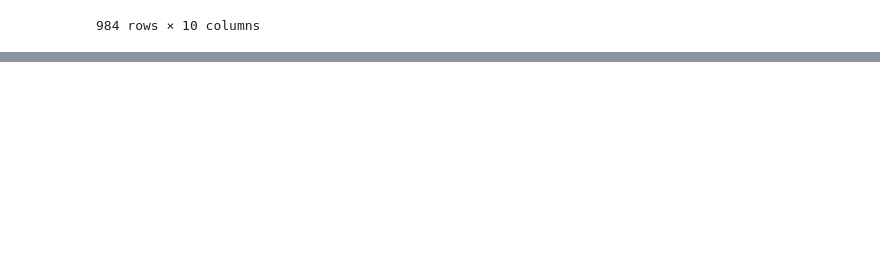
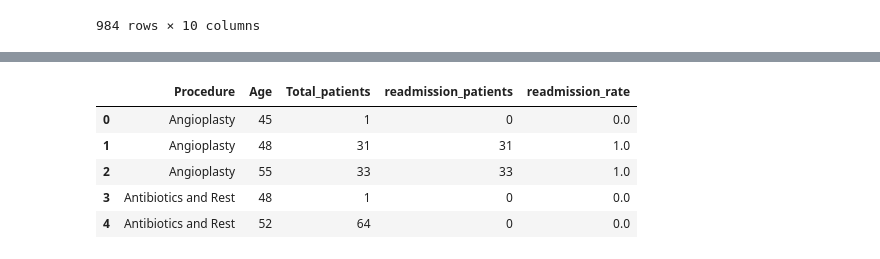
Before and after one commit to Madhu2s6361/Healthcare-Data-Analyst, a Jupyter notebook: Healthcare_Operations_Dashboard_HIPAA.ipynb, the cells around one changed output, grey strips where cells are left out. Cells and saved outputs as stored; diff of their text form; code cells hidden in the pictures; blank space fills up the shorter version.

```diff
--- a/Healthcare_Operations_Dashboard_HIPAA.ipynb
+++ b/Healthcare_Operations_Dashboard_HIPAA.ipynb
@@ -289,0 +365,22 @@ dtype: int64
+# %%
+#add readmission rate
+readmission_df=(
+    df.groupby(["Procedure","Age"])
+    .agg(
+        Total_patients=("Patient_ID","nunique"),
+        readmission_patients=("Readmission",lambda x: (x=="Yes").sum())
+    )
+    .reset_index()
+)
+readmission_df["readmission_rate"]= (
+    readmission_df["readmission_patients"] / readmission_df["Total_patients"]
+)
+# %%
+readmission_df.head()
+# %% [output]
+|  | Procedure | Age | Total_patients | readmission_patients | readmission_rate |
+| 0 | Angioplasty | 45 | 1 | 0 | 0.0 |
+| 1 | Angioplasty | 48 | 31 | 31 | 1.0 |
+| 2 | Angioplasty | 55 | 33 | 33 | 1.0 |
+| 3 | Antibiotics and Rest | 48 | 1 | 0 | 0.0 |
+| 4 | Antibiotics and Rest | 52 | 64 | 0 | 0.0 |
```
Also changed, not shown: parts of 15 cells of this notebook.
